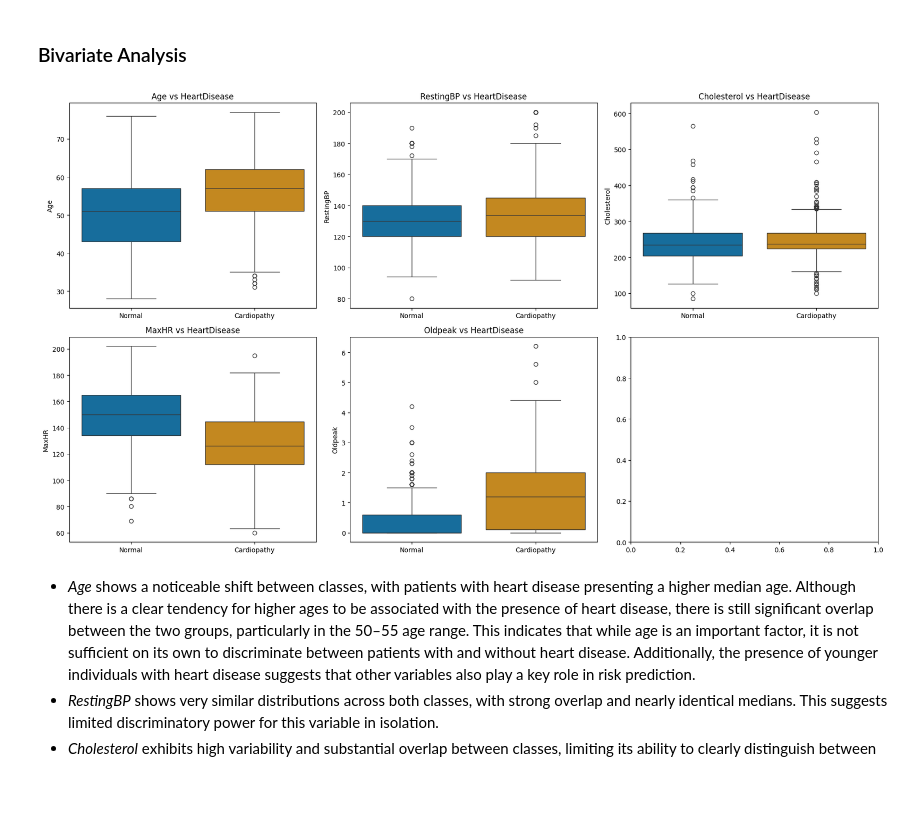
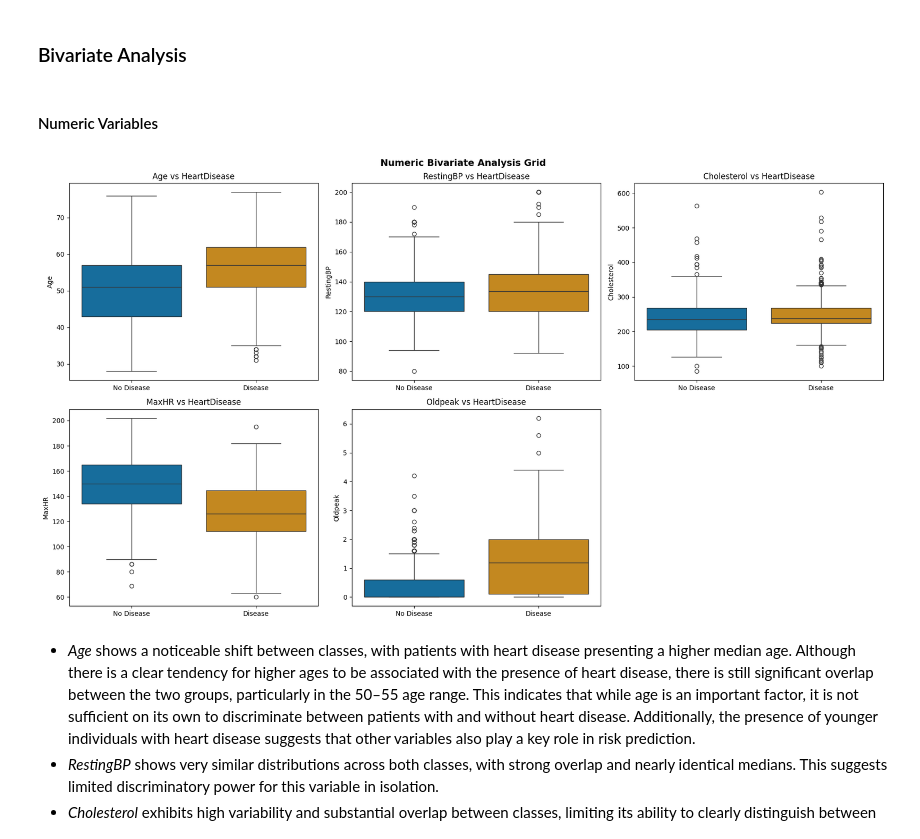
Before and after one commit to biotechwithdata/REPO, a Jupyter notebook: heart-disease-risk-analysis/notebook/heart_disease_risk_analysis.ipynb, the cells around one changed output. Saved outputs shown, nothing was run; the diff lists cells and outputs as text; code cells hidden in the pictures; blank space fills up the shorter version.

```diff
--- a/heart_disease_risk_analysis.ipynb
+++ b/heart-disease-risk-analysis/notebook/heart_disease_risk_analysis.ipynb
@@ -40,6 +40,6 @@ import scipy.stats as stats
 import seaborn as sns
 # %%
 # Data load
-df = pd.read_csv("heart_2.csv")
+df = pd.read_csv("heart.csv")
 df.head(2)
 # %% [output]
@@ -140,8 +138,8 @@ df["FastingBS"] = df["FastingBS"].map({
     1: ">= 120 [mg/dL]"})
 
 df["HeartDisease_label"] = df["HeartDisease"].map({
-    0: "Normal",
-    1: "Cardiopathy"})
+    0: "No Disease",
+    1: "Disease"})
 # %%
 # Final check
 print(df.isnull().sum())
@@ -572,27 +600,41 @@ Although there is a slight predominance of positive cases, the dataset does not
 - False negatives (predicting no disease when it exists) could be particularly critical in this scenario.
 # %% [markdown]
 ### Bivariate Analysis
+# %% [markdown]
+#### Numeric Variables
 # %%
 num_cols = ['Age', 'RestingBP', 'Cholesterol', 'MaxHR', 'Oldpeak']
 
 fig, axes = plt.subplots(2, 3, figsize=(18,10))
 axes = axes.flatten()
+
+fig.suptitle("Numeric Bivariate Analysis Grid",
+             fontweight="bold",
+             fontsize=14)
 
 for i, col in enumerate(num_cols):
     sns.boxplot(x="HeartDisease_label",
                 y=col,
                 data=df,
                 ax=axes[i],
                 hue = "HeartDisease_label",
                 palette="colorblind",
                 legend=False)
     axes[i].set(xlabel=None)
     axes[i].set_title(f"{col} vs HeartDisease")
 
+fig.delaxes(axes[-1])
+
 plt.tight_layout()
+
+plt.savefig('images/numeric-bivariate-analysis-grid.png',
+    dpi=300,
+    bbox_inches='tight'
+)
+
 plt.show()
 # %% [output]
-[figure, old version]
+[figure, new version]
 # %% [markdown]
 - *Age* shows a noticeable shift between classes, with patients with heart disease presenting a higher median age. Although there is a clear tendency for higher ages to be associated with the presence of heart disease, there is still significant overlap between the two groups, particularly in the 50–55 age range. This indicates that while age is an important factor, it is not sufficient on its own to discriminate between patients with and without heart disease. Additionally, the presence of younger individuals with heart disease suggests that other variables also play a key role in risk prediction.
 - *RestingBP* shows very similar distributions across both classes, with strong overlap and nearly identical medians. This suggests limited discriminatory power for this variable in isolation.
```
Also changed, not shown: parts of 24 cells of this notebook, 30 other files.
